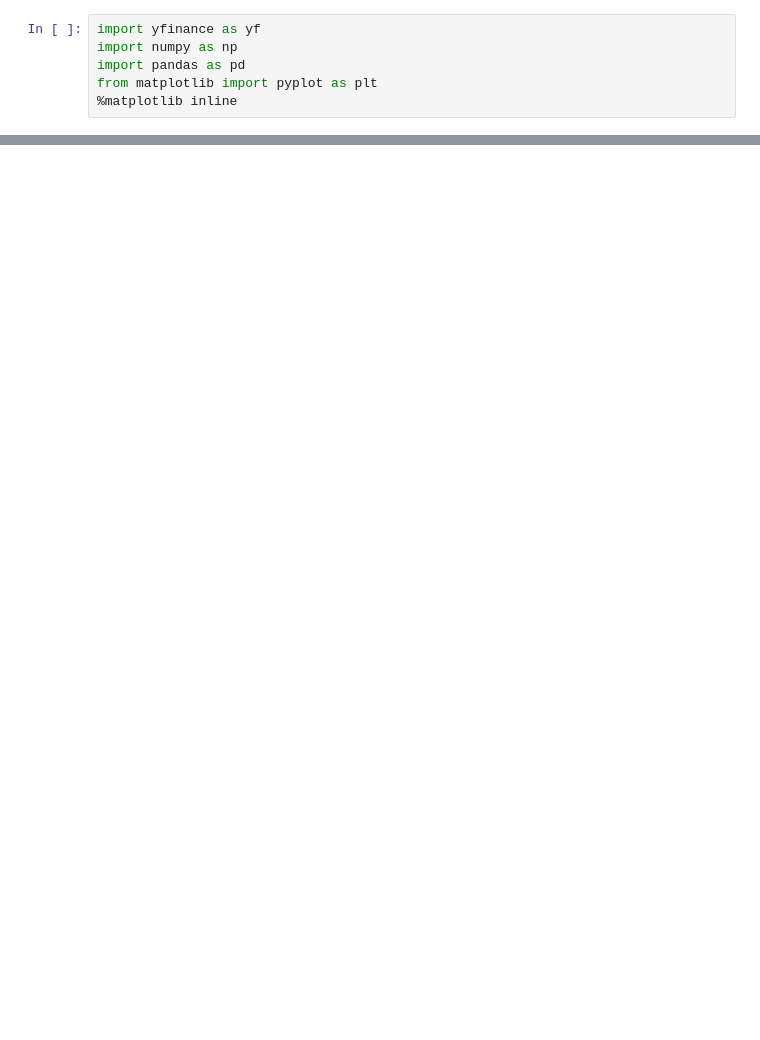
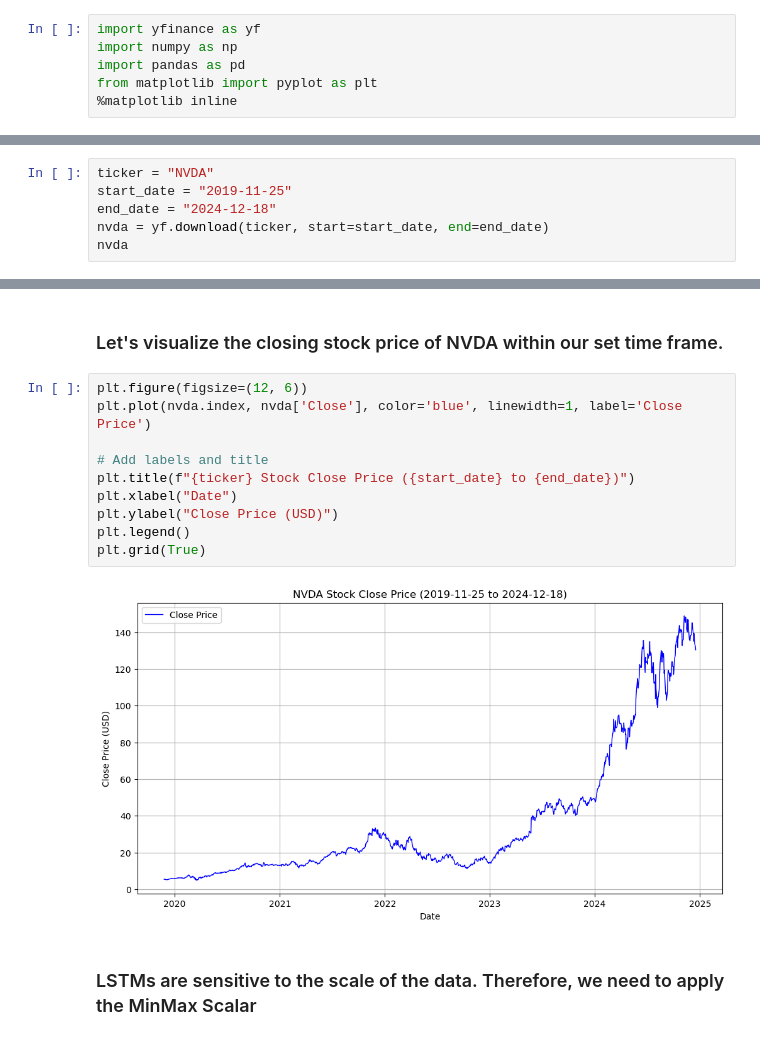
Before and after one commit to abelsaj2005/NVDA-Stock-Price-Prediction-with-Stacked-LSTM-Networks, a Jupyter notebook: new-lstm.ipynb, the cells around one changed output, grey strips where cells are left out. Saved outputs shown, nothing was run; the diff lists cells and outputs as text; blank space fills up the shorter version.

Commit message:
started on new LSTM

```diff
--- a/new-lstm.ipynb
+++ b/new-lstm.ipynb
@@ -29,0 +11,6 @@ nvda
+# %%
+ticker = "NVDA"
+start_date = "2019-11-25"
+end_date = "2024-12-18"
+nvda = yf.download(ticker, start=start_date, end=end_date)
+nvda
@@ -29,0 +34,16 @@ nvda
+# %% [markdown]
+### Let's visualize the closing stock price of NVDA within our set time frame.
+# %%
+plt.figure(figsize=(12, 6))
+plt.plot(nvda.index, nvda['Close'], color='blue', linewidth=1, label='Close Price')
+
+# Add labels and title
+plt.title(f"{ticker} Stock Close Price ({start_date} to {end_date})")
+plt.xlabel("Date")
+plt.ylabel("Close Price (USD)")
+plt.legend()
+plt.grid(True)
+# %% [output]
+[figure, added]
+# %% [markdown]
+### LSTMs are sensitive to the scale of the data. Therefore, we need to apply the MinMax Scalar
```
Also changed, not shown: parts of 8 cells of this notebook, 2 other files.
